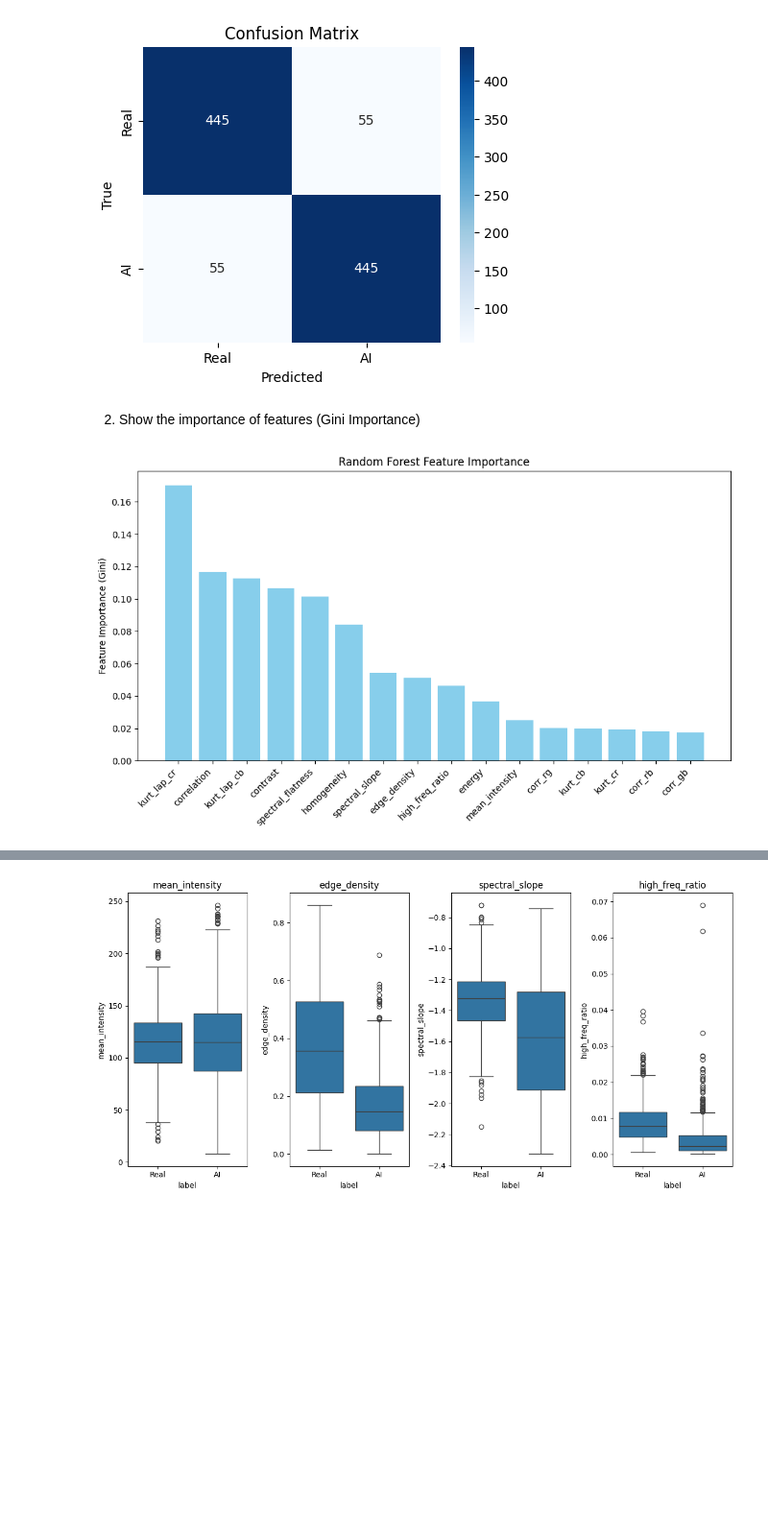
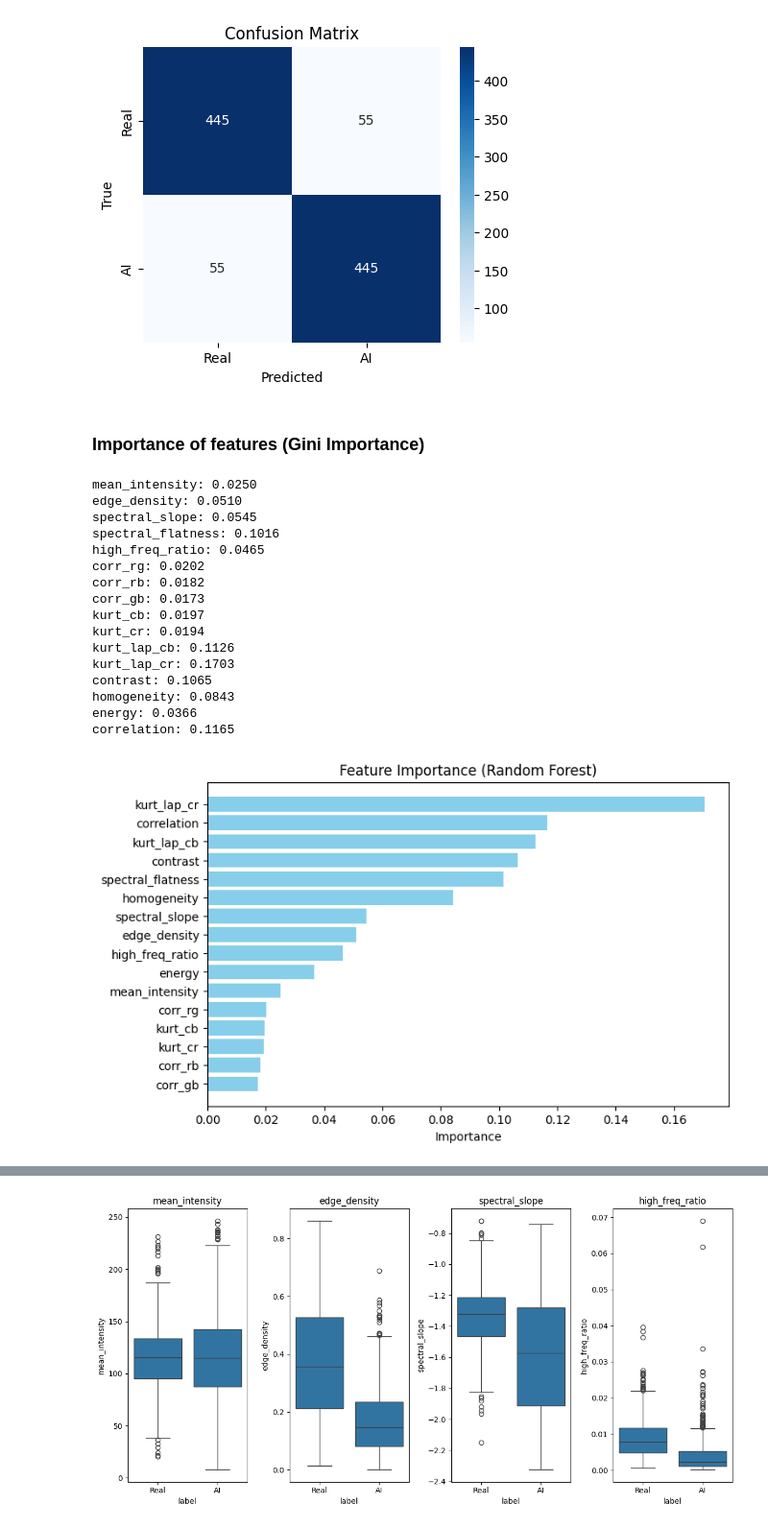
Before and after one commit to AlejandraCordero/CF_labs, a Jupyter notebook: Exercise2_1/Exercise2_1.ipynb, the cells around one changed output, grey strips where cells are left out. Shown: that part at 96% size. Saved outputs shown, nothing was run; the diff lists cells and outputs as text; code cells hidden in the pictures; blank space fills up the shorter version.

```diff
--- a/Exercise2_1/Exercise2_1.ipynb
+++ b/Exercise2_1/Exercise2_1.ipynb
@@ -174,21 +197,47 @@ plt.show()
 # %% [output]
 [figure]
 # %% [markdown]
-2. Show the importance of features (Gini Importance)
+### Importance of features (Gini Importance)
 # %%
+# Train the complete model
+clf.fit(X, y)
+
+# importance of the features
+importances = clf.feature_importances_
 feat_names = df.drop(columns=["label","file_path"]).columns
-importances = clf.feature_importances_
 
-# Ordenar de mayor a menor
+# Show the results
+for name, val in zip(feat_names, importances):
+    print(f"{name}: {val:.4f}")
+
+# Graphics
+import matplotlib.pyplot as plt
+import numpy as np
+
 indices = np.argsort(importances)[::-1]
 
-plt.figure(figsize=(10,6))
-plt.bar(range(len(importances)), importances[indices], color='skyblue', align='center')
-plt.xticks(range(len(importances)), feat_names[indices], rotation=45, ha='right')
-plt.ylabel("Feature Importance (Gini)")
-plt.title("Random Forest Feature Importance")
-plt.tight_layout()
+plt.figure(figsize=(8,5))
+plt.barh(np.array(feat_names)[indices], importances[indices], color='skyblue')
+plt.xlabel("Importance")
+plt.title("Feature Importance (Random Forest)")
+plt.gca().invert_yaxis()
 plt.show()
 # %% [output]
+mean_intensity: 0.0250
+edge_density: 0.0510
+spectral_slope: 0.0545
+spectral_flatness: 0.1016
+high_freq_ratio: 0.0465
+corr_rg: 0.0202
+corr_rb: 0.0182
+corr_gb: 0.0173
+kurt_cb: 0.0197
+kurt_cr: 0.0194
+kurt_lap_cb: 0.1126
+kurt_lap_cr: 0.1703
+contrast: 0.1065
+homogeneity: 0.0843
+energy: 0.0366
+correlation: 0.1165
-[figure, old version]
+[figure, new version]
 # %% [markdown]
```
Also changed, not shown: parts of 17 cells of this notebook.
